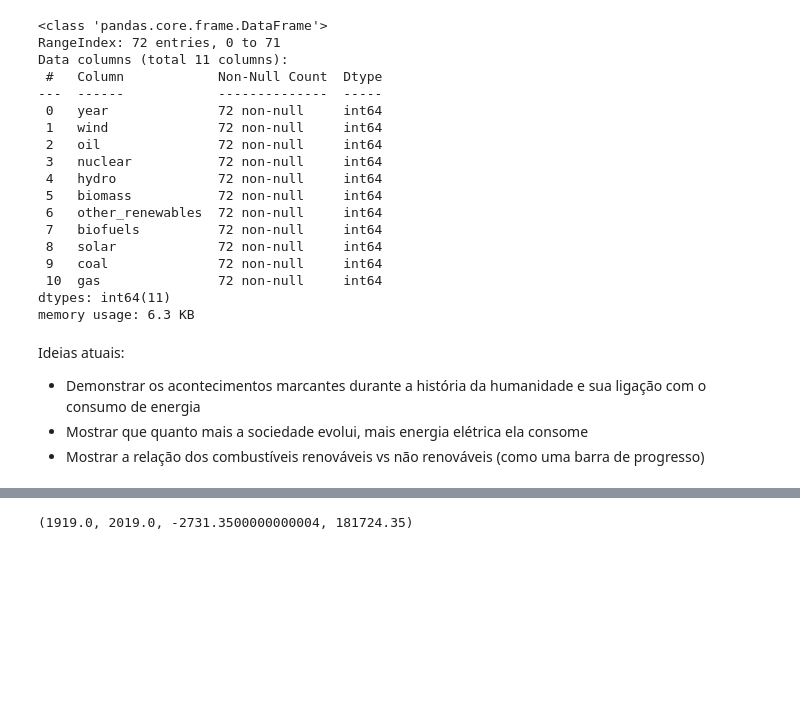
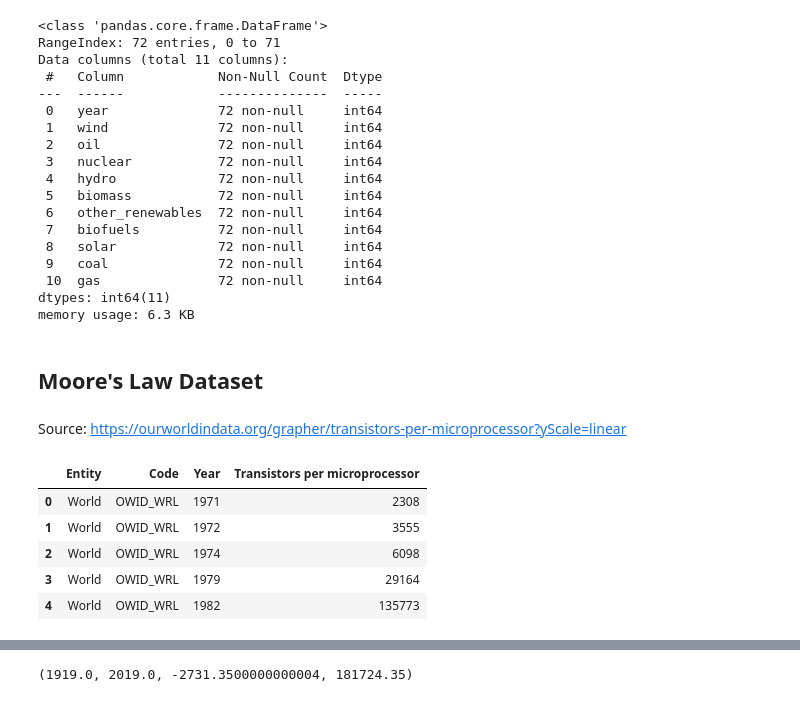
Before and after one commit to Lucastmarques/energy-consumption, a Jupyter notebook: global_energy_consumption.ipynb, the cells around one changed output, grey strips where cells are left out. Drawn from its saved outputs; the diff is of its cells as text; code cells hidden in the pictures; blank space fills up the shorter version.

```diff
--- a/global_energy_consumption.ipynb
+++ b/global_energy_consumption.ipynb
@@ -71,12 +77,21 @@ dtypes: int64(11)
 memory usage: 6.3 KB
 # %%
 energy_consumption = energy_consumption.set_index('year').sort_index(axis=0)
-# %% [markdown]
-Ideias atuais:
- - Demonstrar os acontecimentos marcantes durante a história da humanidade e sua ligação com o consumo de energia
- - Mostrar que quanto mais a sociedade evolui, mais energia elétrica ela consome
- - Mostrar a relação dos combustíveis renováveis vs não renováveis (como uma barra de progresso)
 # %%
 energy_consumption['total'] = energy_consumption.sum(axis=1)
 energy_consumption['renewable'] = energy_consumption[
     ['wind', 'hydro', 'biomass', 'biofuels', 'other_renewables', 'solar']].sum(axis=1)
+# %% [markdown]
+## Moore's Law Dataset
+# %% [markdown]
+Source: https://ourworldindata.org/grapher/transistors-per-microprocessor?yScale=linear
+# %%
+moores_law = pd.read_csv('data/transistors-per-microprocessor.csv')
+moores_law.head()
+# %% [output]
+|  | Entity | Code | Year | Transistors per microprocessor |
+| 0 | World | OWID_WRL | 1971 | 2308 |
+| 1 | World | OWID_WRL | 1972 | 3555 |
+| 2 | World | OWID_WRL | 1974 | 6098 |
+| 3 | World | OWID_WRL | 1979 | 29164 |
+| 4 | World | OWID_WRL | 1982 | 135773 |
```
Also changed, not shown: parts of 17 cells of this notebook, 2 other files.
